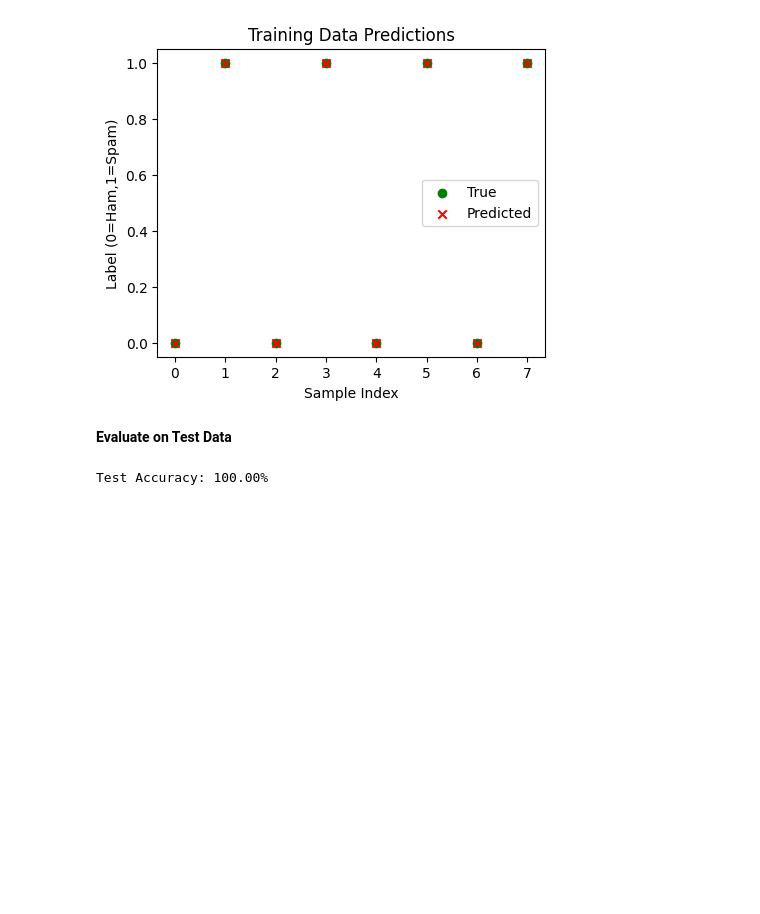
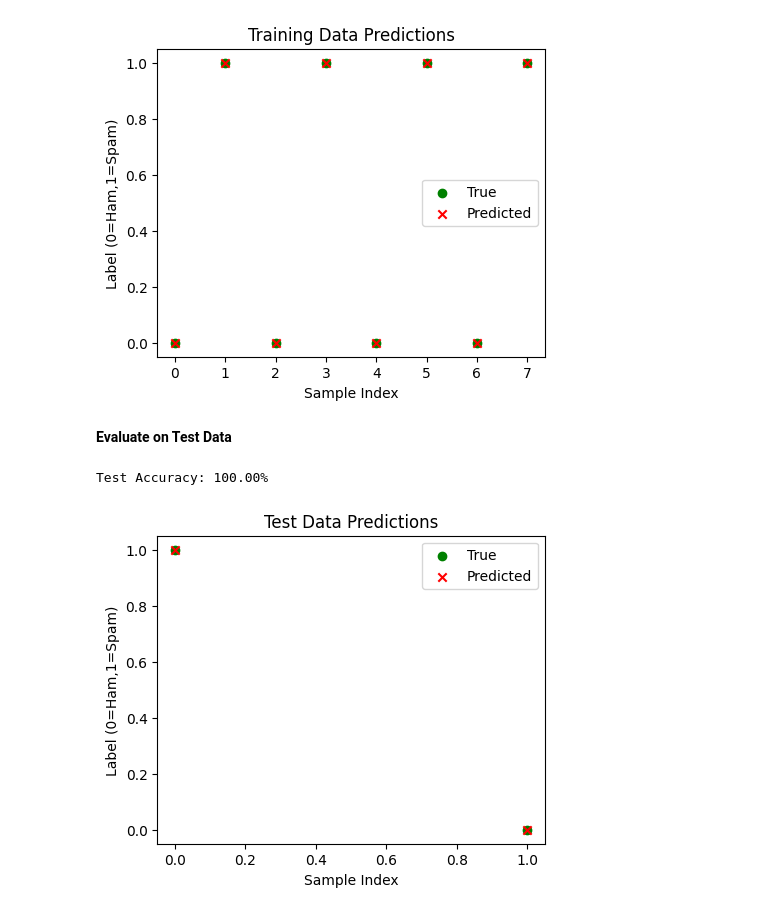
Before and after one commit to su92-msaiw-f25-006-boop/lessons-learned, a Jupyter notebook: Email.ipynb, the cells around one changed output. Saved outputs shown, nothing was run; the diff lists cells and outputs as text; code cells hidden in the pictures; blank space fills up the shorter version.

Commit message:
Visualize Test Predictions

```diff
--- a/Email.ipynb
+++ b/Email.ipynb
@@ -168,3 +168,15 @@ test_acc = (predicted_test == y_test).sum().item() / y_test.size(0) * 100
 print(f"Test Accuracy: {test_acc:.2f}%")
 # %% [output]
 Test Accuracy: 100.00%
+# %%
+#Visualize Test Predictions
+plt.figure(figsize=(5,4))
+plt.scatter(range(len(y_test)), y_test.numpy(), label='True', color='green')
+plt.scatter(range(len(predicted_test)), predicted_test.numpy(), label='Predicted', color='red', marker='x')
+plt.title("Test Data Predictions")
+plt.xlabel("Sample Index")
+plt.ylabel("Label (0=Ham,1=Spam)")
+plt.legend()
+plt.show()
+# %% [output]
+[figure, added]
```
